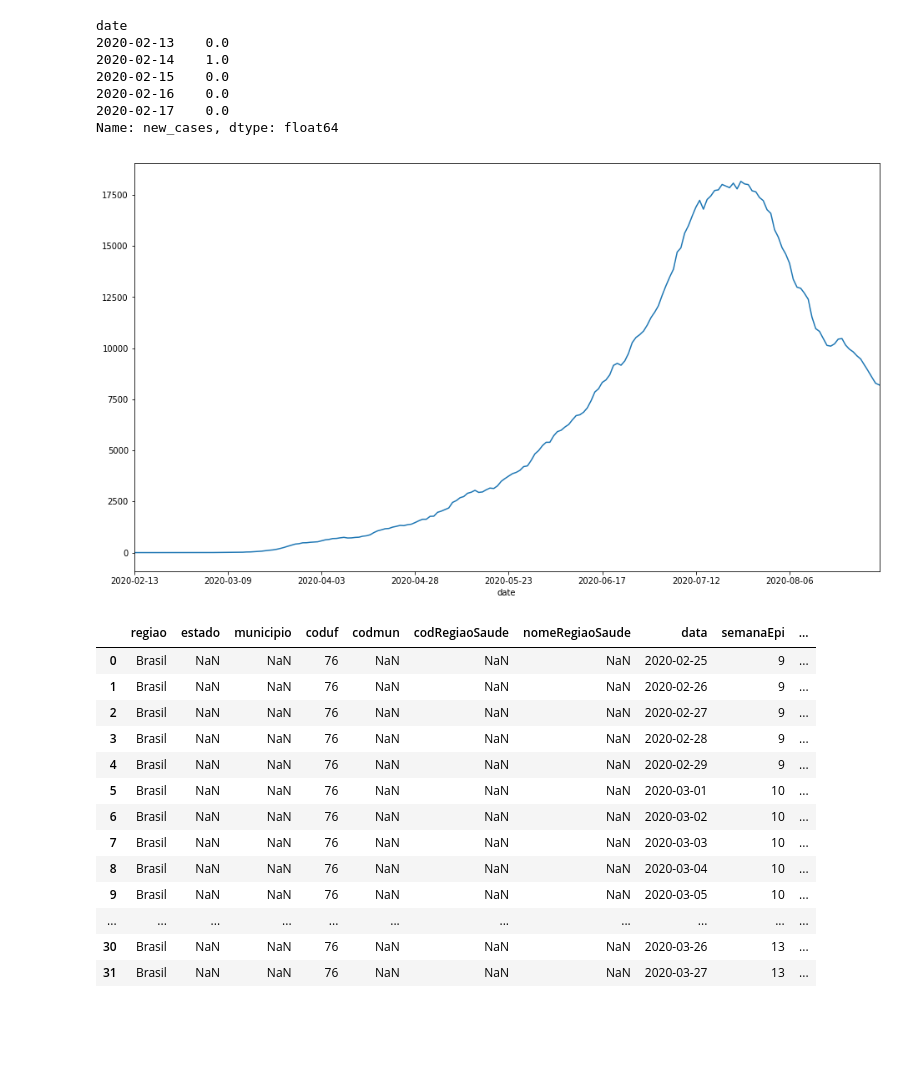
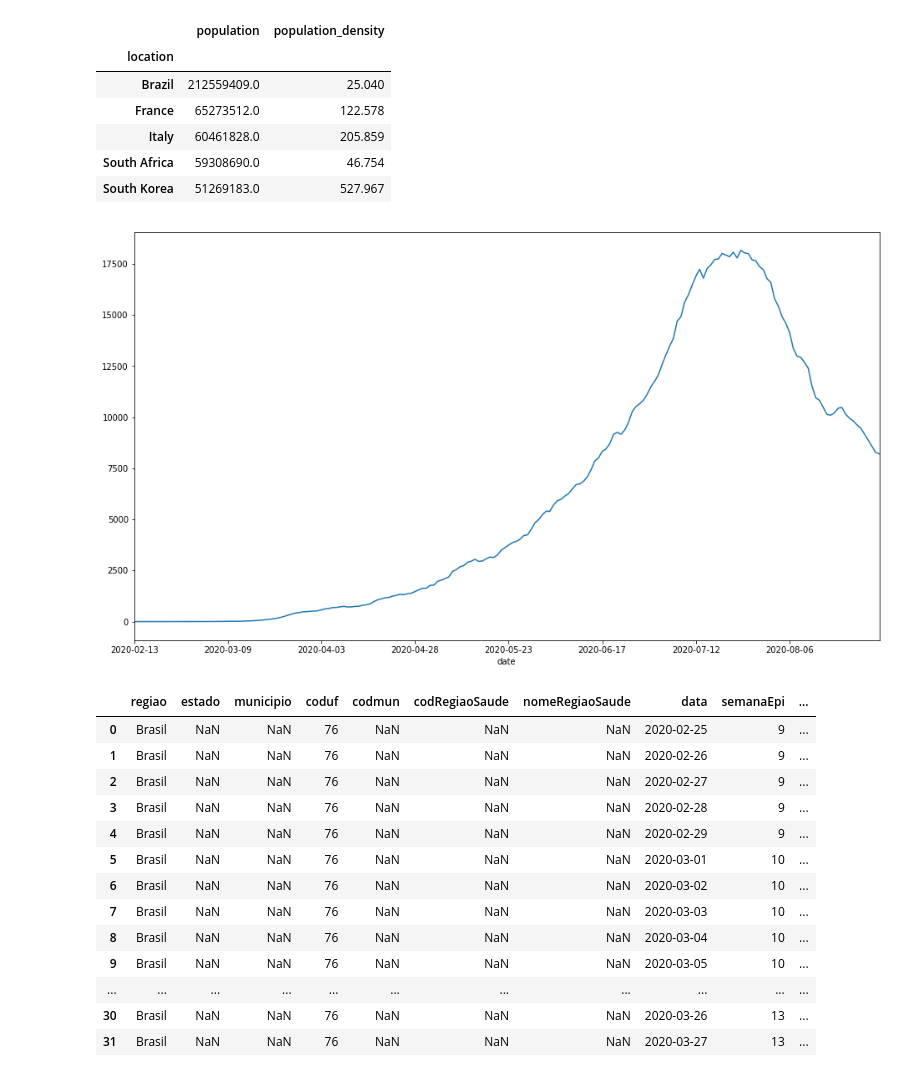
Before and after one commit to thesivis/covid, a Jupyter notebook: modelagem.ipynb, the cells around one changed output. Saved outputs shown, nothing was run; the diff lists cells and outputs as text; code cells hidden in the pictures; blank space fills up the shorter version.

```diff
--- a/modelagem.ipynb
+++ b/modelagem.ipynb
@@ -11,21 +11,22 @@ dados = pd.read_csv('dados.csv',sep=';')
 # %%
 mundo = pd.read_csv('mundo.csv',sep=',')
 italia = mundo[mundo['location']=='Africa']
 italia = italia.set_index('date')
 
 mItalia = italia['new_cases'].rolling(7).mean()
 mItalia[:6] = italia['new_cases'].values[:6]
 fig = plt.figure(figsize=(16,9))
 mItalia[:200].plot()
-mItalia.head()
+countries = ['France','Italy','Brazil','South Korea','South Africa']
+mundo[mundo['location'].isin(countries)][['location','population','population_density']].groupby('location').max()
 # %% [output]
-date
-2020-02-13    0.0
-2020-02-14    1.0
-2020-02-15    0.0
-2020-02-16    0.0
-2020-02-17    0.0
-Name: new_cases, dtype: float64
+|  | population | population_density |
+| location |  |  |
+| Brazil | 212559409.0 | 25.040 |
+| France | 65273512.0 | 122.578 |
+| Italy | 60461828.0 | 205.859 |
+| South Africa | 59308690.0 | 46.754 |
+| South Korea | 51269183.0 | 527.967 |
 [figure]
 # %%
 dados.head(35)
```
Also changed, not shown: parts of 4 cells of this notebook, 48 other files.
